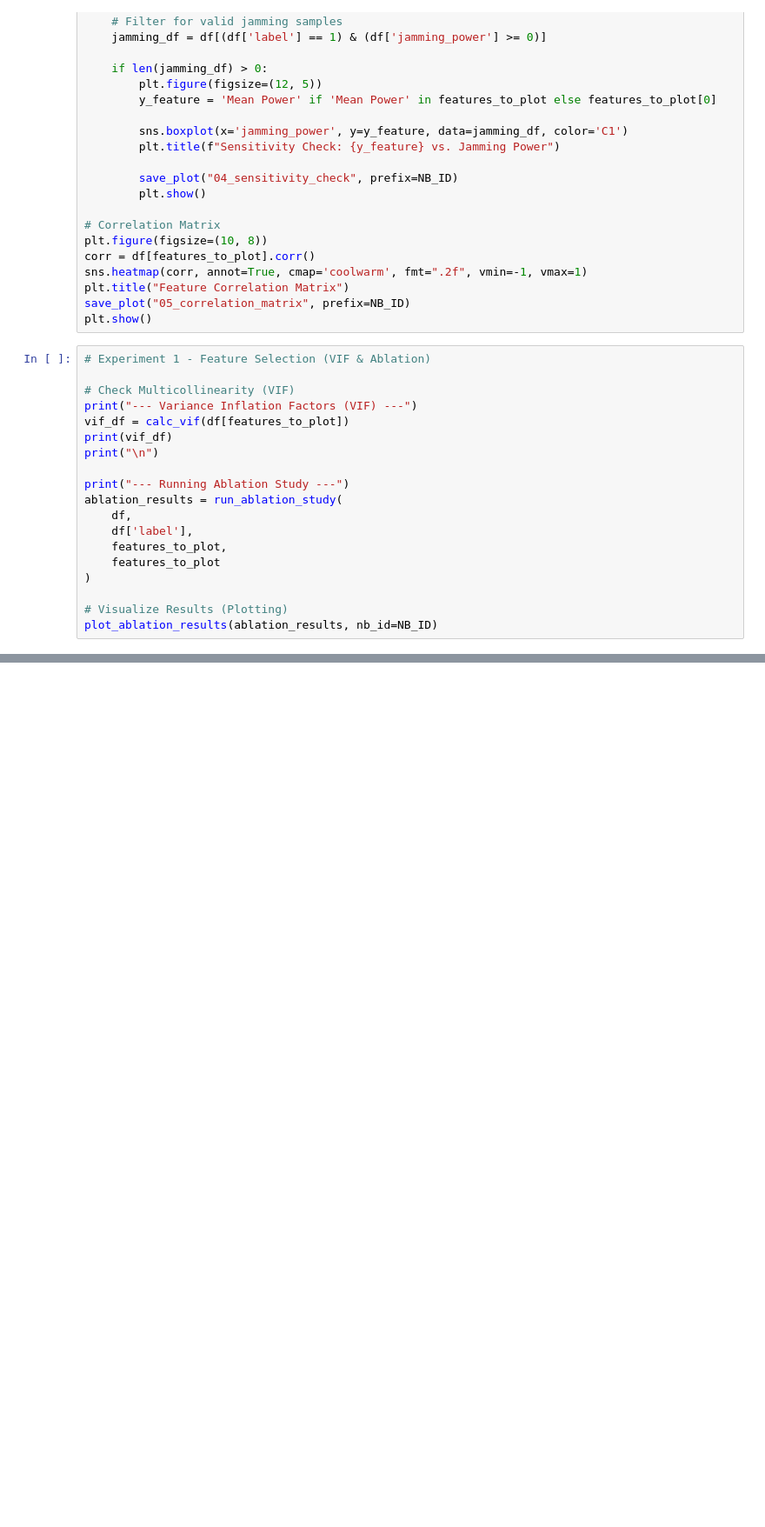
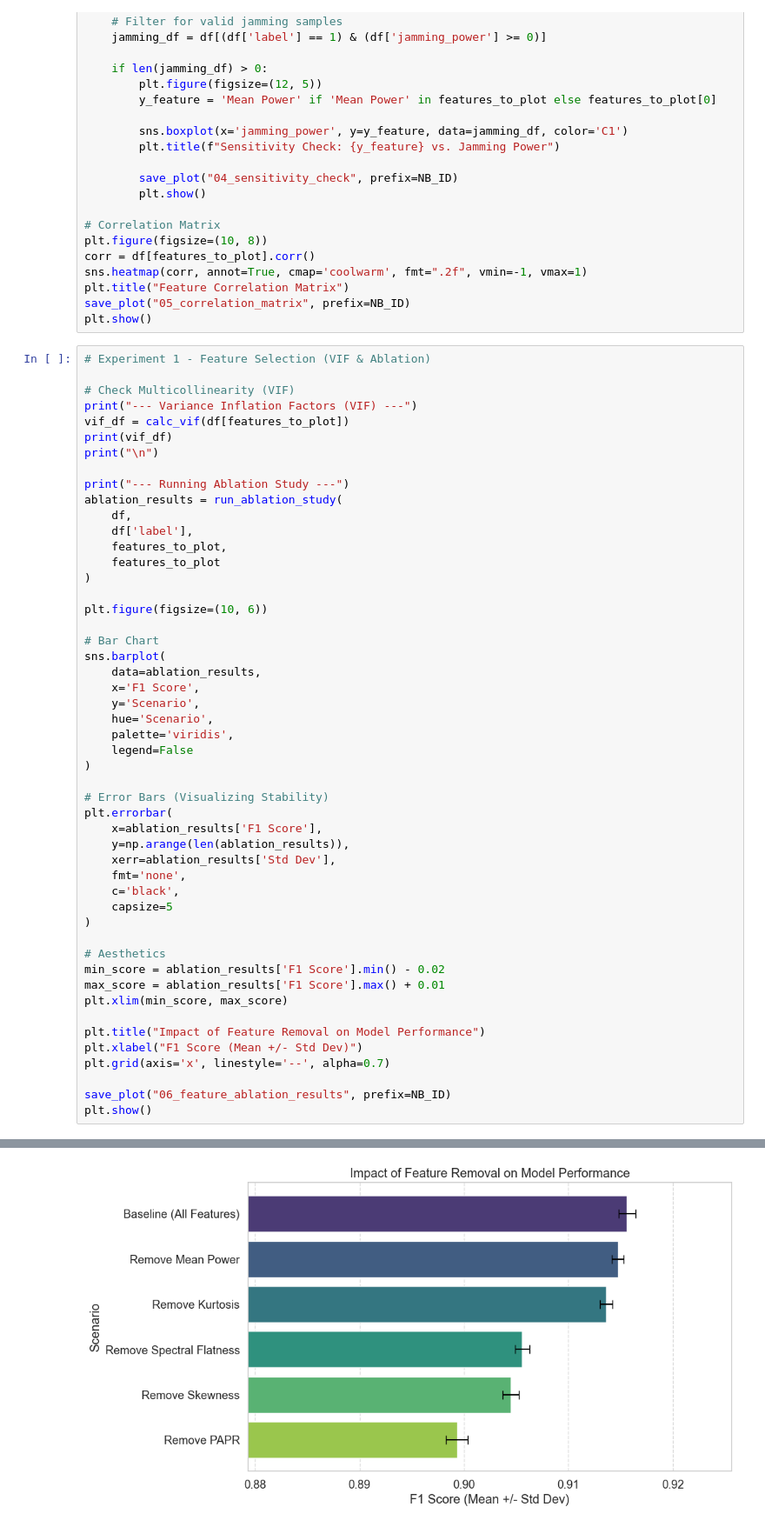
Before and after one commit to Itapit/LucidRF, a Jupyter notebook: ml/notebooks/21_visualize_dataset.ipynb, the cells around one changed output, grey strips where cells are left out. Shown at 87% size. Drawn from its saved outputs; the diff is of its cells as text; blank space fills up the shorter version.

Commit message:
refactor: Inline ablation plotting in notebook 21

```diff
--- a/ml/notebooks/21_visualize_dataset.ipynb
+++ b/ml/notebooks/21_visualize_dataset.ipynb
@@ -161,5 +161,37 @@ ablation_results = run_ablation_study(
     features_to_plot
 )
 
-# Visualize Results (Plotting)
-plot_ablation_results(ablation_results, nb_id=NB_ID)
+plt.figure(figsize=(10, 6))
+
+# Bar Chart
+sns.barplot(
+    data=ablation_results,
+    x='F1 Score',
+    y='Scenario',
+    hue='Scenario',
+    palette='viridis',
+    legend=False
+)
+
+# Error Bars (Visualizing Stability)
+plt.errorbar(
+    x=ablation_results['F1 Score'],
+    y=np.arange(len(ablation_results)),
+    xerr=ablation_results['Std Dev'],
+    fmt='none',
+    c='black',
+    capsize=5
+)
+
+# Aesthetics
+min_score = ablation_results['F1 Score'].min() - 0.02
+max_score = ablation_results['F1 Score'].max() + 0.01
+plt.xlim(min_score, max_score)
+
+plt.title("Impact of Feature Removal on Model Performance")
+plt.xlabel("F1 Score (Mean +/- Std Dev)")
+plt.grid(axis='x', linestyle='--', alpha=0.7)
+
+save_plot("06_feature_ablation_results", prefix=NB_ID)
+plt.show()
+# %% [output]
@@ -166,3 +210,4 @@ plot_ablation_results(ablation_results, nb_id=NB_ID)
+[figure, added]
 # %% [markdown]
 ## Experiment: Feature Selection & Multicollinearity
 
```
Also changed, not shown: parts of 1 cell of this notebook, 1 other file.
